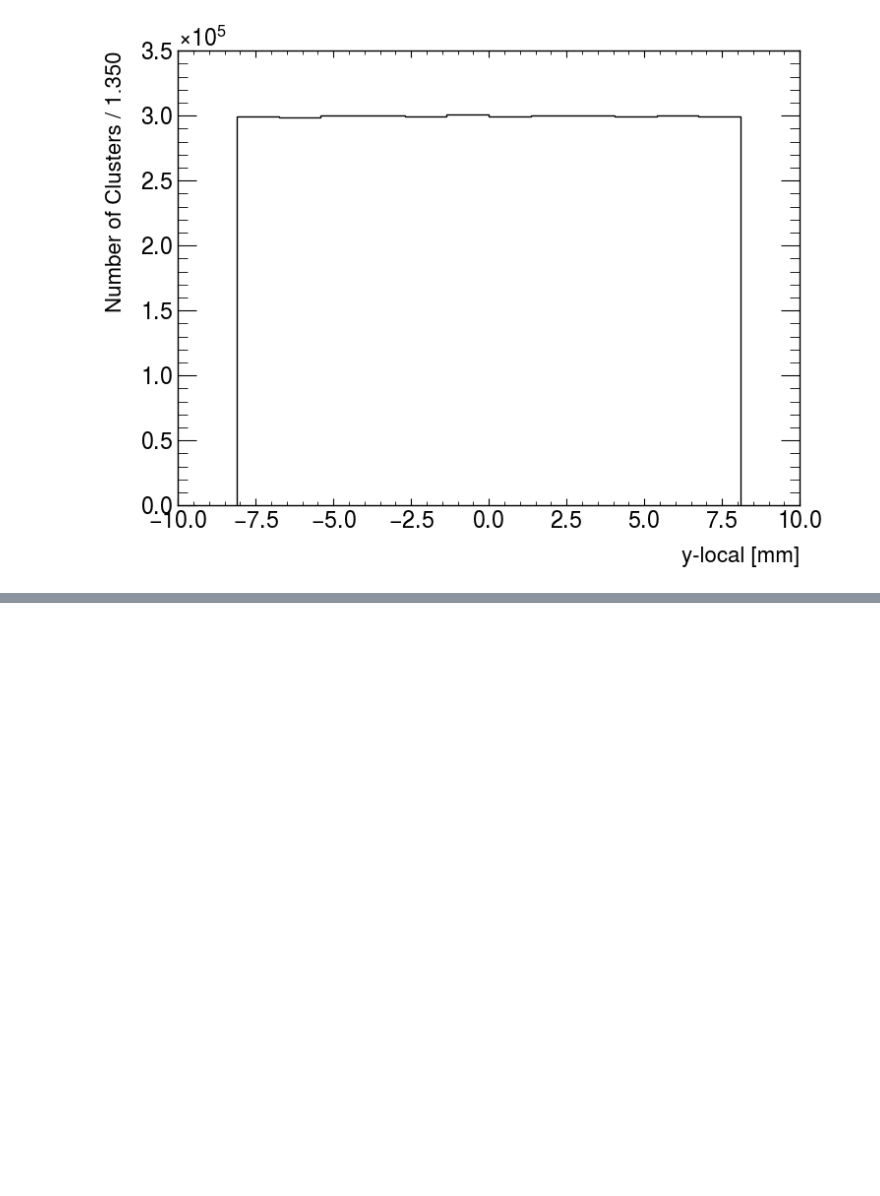
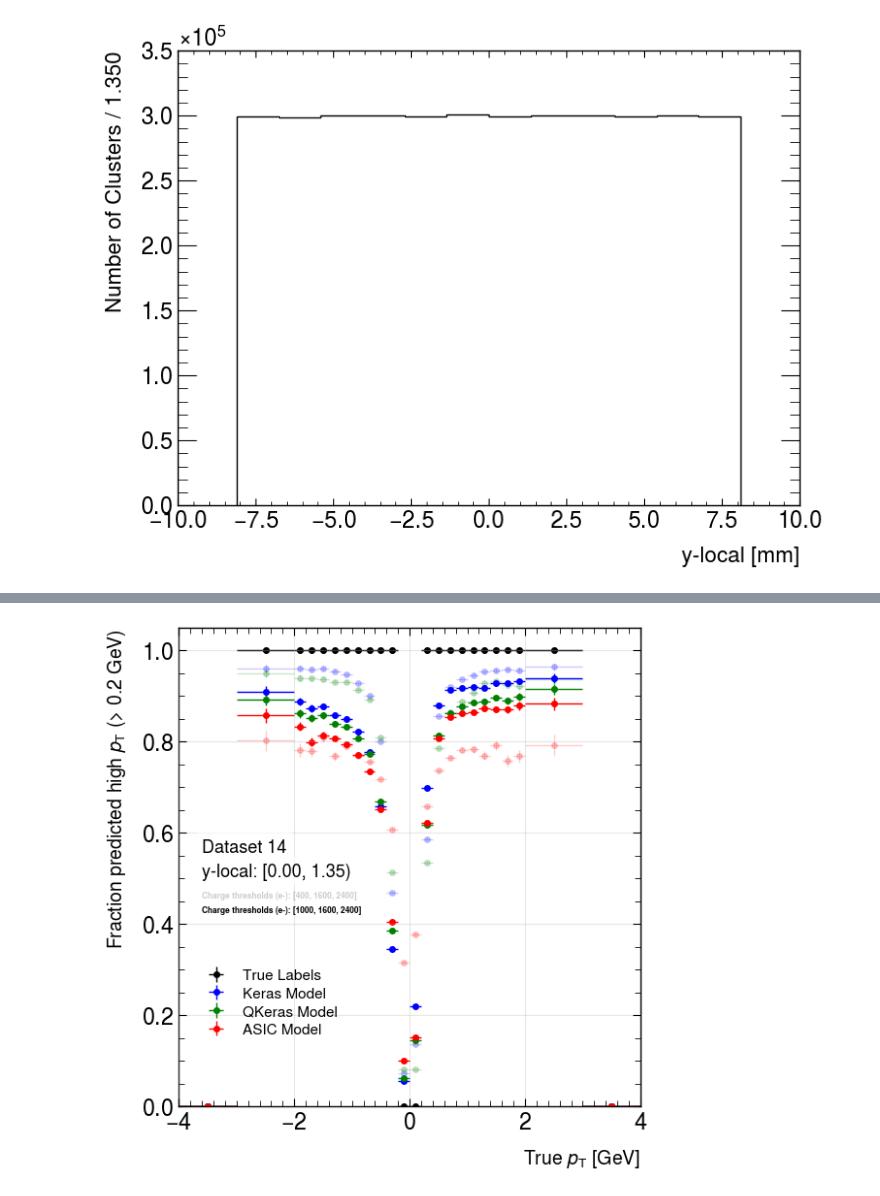
Before and after one commit to swaldy/filter, a Jupyter notebook: model_pipeline/efficiency.ipynb, the cells around one changed output, grey strips where cells are left out. Drawn from its saved outputs; the diff is of its cells as text; code cells hidden in the pictures; blank space fills up the shorter version.

```diff
--- a/model_pipeline/efficiency.ipynb
+++ b/model_pipeline/efficiency.ipynb
@@ -85,3 +85,93 @@ ax.set_xlabel("y-local [mm]", fontsize=16)
 # %% [output]
 Text(1, 0, 'y-local [mm]')
 [figure]
+# %%
+from PyPDF2 import PdfMerger
+
+# Create bins for true pT values from -4 to 4
+bins_pos = np.unique(np.concatenate([
+    np.linspace(0, 1, 5, endpoint=False),
+    np.linspace(1, 2, 5, endpoint=False),
+    np.linspace(2, 4, 3, endpoint=True)
+]))
+bins_neg = -1 * bins_pos[::-1]
+pt_bins = np.unique(np.concatenate([bins_neg, bins_pos]))
+bin_centers = (pt_bins[:-1] + pt_bins[1:]) / 2
+bin_widths = np.diff(pt_bins)
+
+# binNumberList = range(len(bins) - 1) # full range
+binNumberList = [6] # just the 0th bin, as chosen by Giuseppe
+for bin_number in binNumberList:
+
+    # Select the range of the i-th bin of ylocal
+    ylocal_min = bins[bin_number]
+    ylocal_max = bins[bin_number + 1]
+
+    # Create the plot
+    fig, ax = plt.subplots(figsize=(6,6))
+
+    # Add text for ylocal bin range
+    ax.text(0.05, 0.56, f"Dataset 14", transform=ax.transAxes, fontsize=13, verticalalignment='top', bbox=dict(facecolor='white', alpha=0.7, edgecolor='none'))
+    ax.text(0.05, 0.51, f"y-local: [{ylocal_min:.2f}, {ylocal_max:.2f})", transform=ax.transAxes, fontsize=13, verticalalignment='top', bbox=dict(facecolor='white', alpha=0.7, edgecolor='none'))
+
+    # plot per configuration
+    for iC, conf in enumerate(confs):
+
+        # interested_range = (ylocal_min, ylocal_max)
+        mask = (conf["ylocals"] >= ylocal_min) & (conf["ylocals"] < ylocal_max)
+        print(f"Bin {bin_number}: {mask.sum()} entries in ylocal range [{ylocal_min:.2f}, {ylocal_max:.2f})")
+
+        # results
+        true_res_bin = analyzeResults(conf["pt"][mask], pt_bins, conf["clslabels"][mask])
+        keras_res_bin = analyzeResults(conf["pt"][mask], pt_bins, conf["keras_predictions"][mask])
+        qkeras_res_bin = analyzeResults(conf["pt"][mask], pt_bins, conf["qkeras_predictions"][mask])
+        asic_res_bin = analyzeResults(conf["pt"][mask][:conf["asic_predictions"].shape[0]], pt_bins[:conf["asic_predictions"].shape[0]], conf["asic_predictions"])
+        print(conf["asic_predictions"].shape, mask.sum())
+
+        # plot settings
+        light = (conf["qm_charge_levels"] == [400, 1600, 2400])
+        alpha = 0.2 if light else 1.0  # make the first configuration more transparent
+        labels = [ "True Labels", "Keras Model", "QKeras Model", "ASIC Model"]
+        if light:
+            labels = ["" for _ in labels]  # hide labels for the first configuration
+
+        # plot error bars
+        ax.errorbar(bin_centers, true_res_bin[0], xerr=bin_widths/2, yerr=true_res_bin[1], fmt='o', linewidth=1, markersize=4, color="black", label=labels[0], alpha=alpha)
+        ax.errorbar(bin_centers, keras_res_bin[0], xerr=bin_widths/2, yerr=keras_res_bin[1], fmt='o', linewidth=1, markersize=4, color="blue", label=labels[1], alpha=alpha)
+        ax.errorbar(bin_centers, qkeras_res_bin[0], xerr=bin_widths/2, yerr=qkeras_res_bin[1], fmt='o', linewidth=1, markersize=4, color="green", label=labels[2], alpha=alpha)
+        ax.errorbar(bin_centers, asic_res_bin[0], xerr=bin_widths/2, yerr=asic_res_bin[1], fmt='o', linewidth=1, markersize=4, color="red", label=labels[3], alpha=alpha)
+
+        ax.text(0.05, 0.45 - iC*0.03, f"Charge thresholds (e-): {conf['qm_charge_levels']}", transform=ax.transAxes, fontsize=6, verticalalignment='top', fontweight='bold', alpha=alpha)
+
+
+    # set plot styles
+    ax.set_xlabel(r'True $p_{\mathrm{T}}$ [GeV]')
+    ax.set_ylabel(r'Fraction predicted high $p_{\mathrm{T}}$ (> 0.2 GeV)')
+    ax.grid(True, alpha=0.3)
+    ax.set_ylim(0, 1.05)
+    ax.set_xlim(-4, 4)
+    ax.tick_params(which='minor', length=4)
+    ax.tick_params(which='major', length=6)
+    ax.xaxis.set_minor_locator(MultipleLocator(0.2))
+    ax.yaxis.set_minor_locator(MultipleLocator(0.05))
+
+    ax.legend(loc='lower left', fontsize=11, bbox_to_anchor=(0, 0.1))
+    plt.tight_layout()
+    plt.show()
+
+    # Create 'plots' directory if it doesn't exist
+    os.makedirs("plots", exist_ok=True)
+
+    # Save the current figure as a PDF in the 'plots' directory
+    pdf_filename = f"plots/eff_vs_pt_ylocal_bin_{bin_number}.pdf"
+    fig.savefig(pdf_filename)
+
+# After the loop, concatenate all PDFs into one (run this after the loop)
+if len(binNumberList) > 1:
+    merger = PdfMerger()
+    pdf_files = [f"plots/eff_vs_pt_ylocal_bin_{i}.pdf" for i in binNumberList]
+    for pdf in pdf_files:
+        merger.append(pdf)
+    merger.write("plots/all_eff_vs_pt_ylocal_bins.pdf")
+    merger.close()
+# %% [output]
@@ -88,3 +182,4 @@ Text(1, 0, 'y-local [mm]')
+[figure, added]
 # %%
 from PyPDF2 import PdfMerger
 
```
Also changed, not shown: parts of 3 cells of this notebook, 2 other files.
